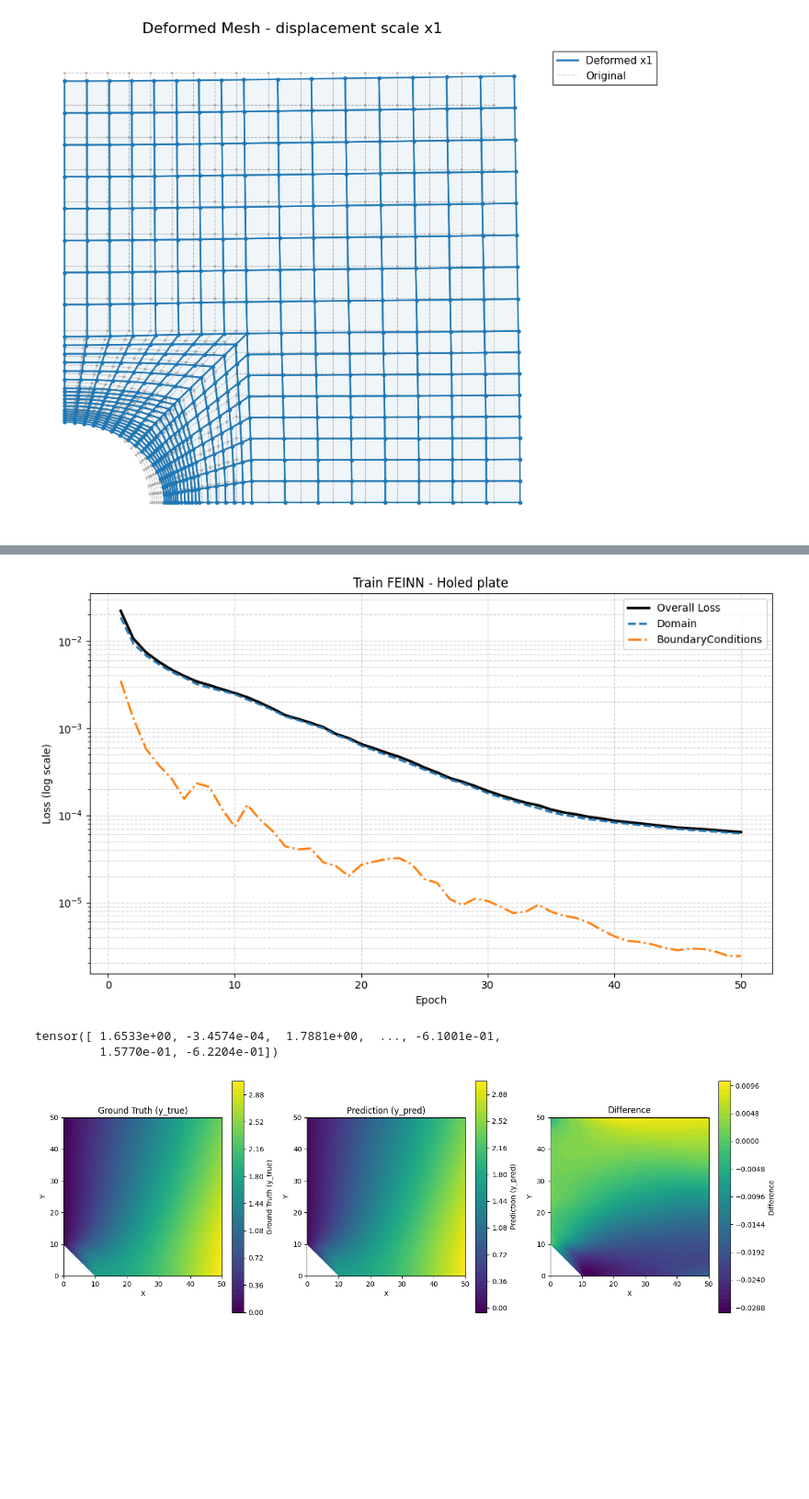
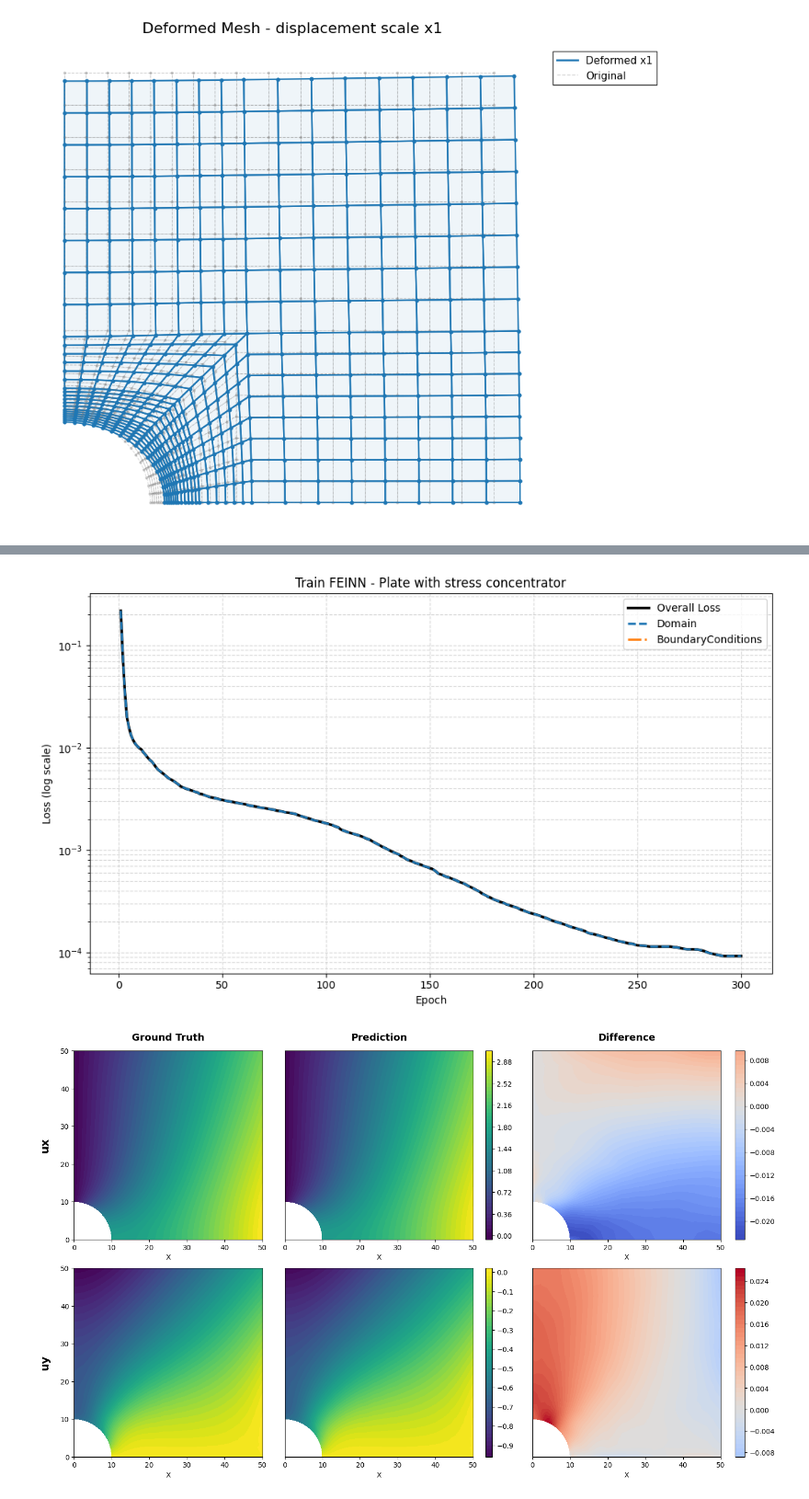
Before and after one commit to bdesia/feinn_project, a Jupyter notebook: notebooks/FEINN_example2/E2_perforated_plate.ipynb, the cells around one changed output, grey strips where cells are left out. Shown at 92% size. Cells and saved outputs as stored; diff of their text form; code cells hidden in the pictures; blank space fills up the shorter version.

```diff
--- a/notebooks/FEINN_example2/E2_perforated_plate.ipynb
+++ b/notebooks/FEINN_example2/E2_perforated_plate.ipynb
@@ -106,32 +103,28 @@ feinn_solver = FEINN(
 # %%
-from types import SimpleNamespace
-
-cfg = SimpleNamespace(**{})
-
-cfg.epochs = 0
-cfg.learning_rate = 1e-2
-cfg.lr_min = 1e-5
+# FEINN training configuration : L-BFGS only (no Adam pre-training)
+epochs       = 0
+lbfgs_epochs = 300
+lr           = 1e-2
+lr_min       = 1e-5
 # %%
-import torch
-
 optimizer = torch.optim.Adam(
     feinn_solver.nnet.parameters(),
-    lr = cfg.learning_rate,
-    weight_decay = 0,
-  )
-
+    lr=lr,
+    weight_decay=0,
+)
 scheduler = torch.optim.lr_scheduler.CosineAnnealingLR(
     optimizer,
-    T_max = cfg.epochs,
-    eta_min = cfg.lr_min
-  )
+    T_max=max(epochs, 1),
+    eta_min=lr_min,
+)
 
-# Entrenar
-feinn_solver.train(epochs = cfg.epochs,
-                   optimizer=optimizer,
-                   scheduler=scheduler,
-                   lbfgs_epochs = 50,
-                   warmup = True,
-                   verbose = True)
+feinn_solver.train(
+    epochs=epochs,
+    optimizer=optimizer,
+    scheduler=scheduler,
+    lbfgs_epochs=lbfgs_epochs,
+    warmup=True,
+    verbose=True,
+)
 # %% [output]
 [FEINN] Starting warmup for zero initial displacement
@@ -154,15 +147,9 @@ Total Loss: 6.406e-05
 # %%
-feinn_solver.plot_history(title="Train FEINN - Holed plate")
+feinn_solver.plot_history(title="Train FEINN - Plate with stress concentrator")
 # %% [output]
-[figure, old version]
+[figure, new version]
-# %%
-feinn_solver.udisp
-# %% [output]
-tensor([ 1.6533e+00, -3.4574e-04,  1.7881e+00,  ..., -6.1001e-01,
-         1.5770e-01, -6.2204e-01])
 # %%
-from evaluator import SolutionComparator
-comparator = SolutionComparator(mesh, fem_solver.udisp[::2], feinn_solver.udisp[::2])
+comparator = SolutionComparator(mesh, fem_solver.udisp, feinn_solver.udisp)
 comparator.plot_comparison(metric='difference')
 # %% [output]
-[figure, old version]
+[figure, new version]
```
Also changed, not shown: parts of 49 cells of this notebook.
